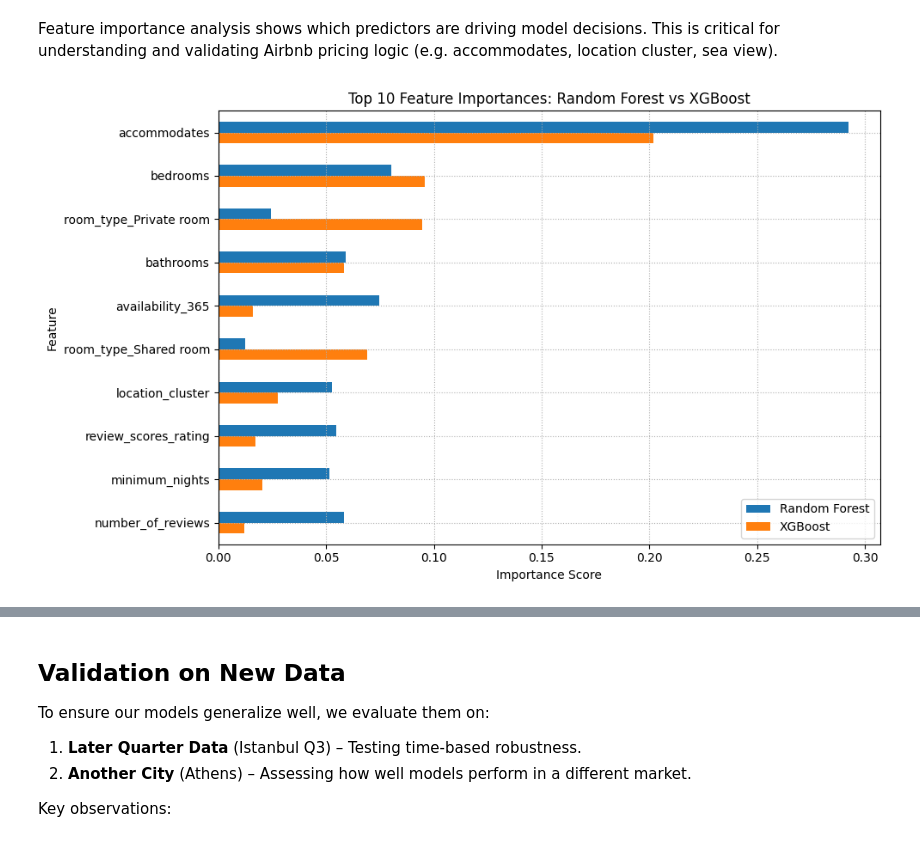
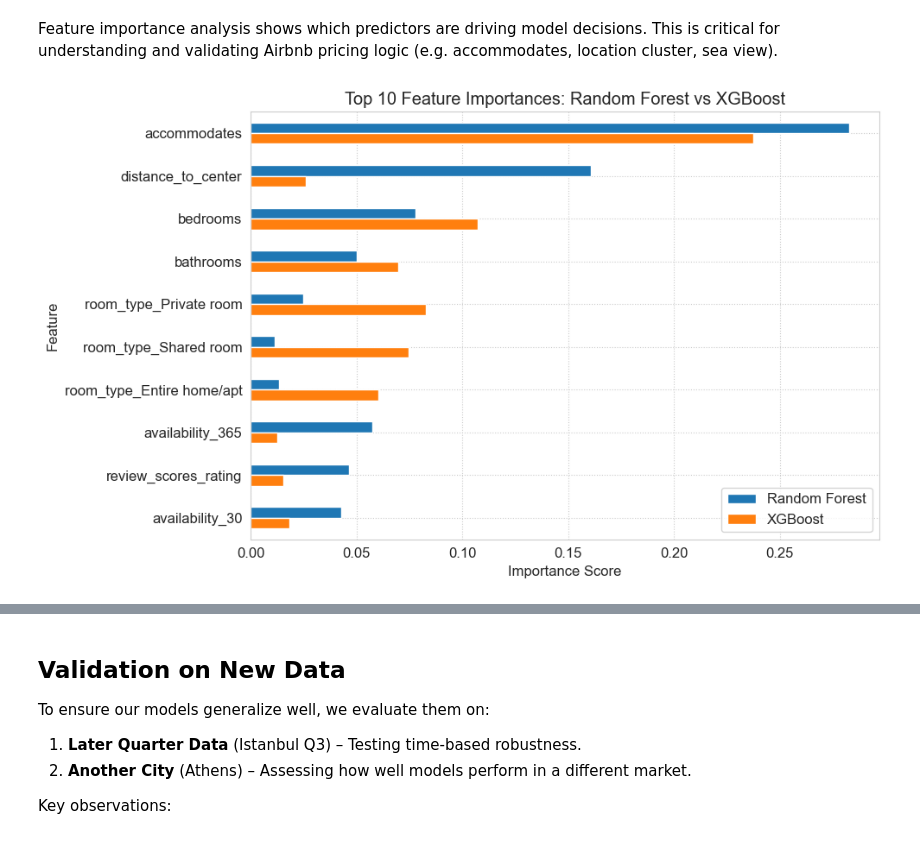
Before and after one commit to hdzmarcela/DA3_EDP25, a Jupyter notebook: Assignment 2/da3_assignment_2.ipynb, the cells around one changed output, grey strips where cells are left out. Cells and saved outputs as stored; diff of their text form; code cells hidden in the pictures.

```diff
--- a/Assignment 2/da3_assignment_2.ipynb
+++ b/Assignment 2/da3_assignment_2.ipynb
@@ -274,3 +342,0 @@ def wrangle_new_dataset(df_raw, preprocessor, n_clusters=10):
-# %%
-athens['price'] = athens['price'].replace(r'[\$,€]', '', regex=True).astype(float)
-istanbul_df['price'] = istanbul_df['price'].replace(r'[\$,€]', '', regex=True).astype(float)
@@ -294,0 +343,4 @@ def evaluate_model(name, model, X_train, y_train, X_test, y_test, results_dict):
+# %%
+X_istanbul_q1, y_istanbul_q1, preprocessor = wrangle_and_encode_dataset(istanbul_df, fit_encoder=True)
+X_istanbul_q3, y_istanbul_q3, _ = wrangle_and_encode_dataset(istanbul_q3, preprocessor=preprocessor)
+X_athens, y_athens, _ = wrangle_and_encode_dataset(athens, preprocessor=preprocessor)
@@ -295 +372,17 @@ def evaluate_model(name, model, X_train, y_train, X_test, y_test, results_dict):
+# %%
+from scipy.stats.mstats import winsorize
+from sklearn.model_selection import train_test_split
+from sklearn.metrics import mean_squared_error
+import time
+import numpy as np
+
+#Use cleaned and encoded dataset
+X = X_istanbul_q1.copy()
+y = y_istanbul_q1.copy()
+
+# Winsorize target
+y_wins = winsorize(y, limits=[0.01, 0.01])
+
+# Split data
+X_train, X_test, y_train, y_test = train_test_split(X, y_wins, test_size=0.2, random_state=42)
 # %% [markdown]
@@ -665,39 +786,46 @@ Best XGB CV R²: 0.525034583183977
 # %% [markdown]
 Feature importance analysis shows which predictors are driving model decisions. This is critical for understanding and validating Airbnb pricing logic (e.g. accommodates, location cluster, sea view).
+# %%
+best_rf = rf_search.best_estimator_
+best_rf.fit(X_train, y_train)
 # %%
-import pandas as pd
-import matplotlib.pyplot as plt
-import numpy as np
-
 def compare_feature_importance(rf_model, xgb_model, feature_names, top_n=10):
     rf_importance = rf_model.feature_importances_
     xgb_importance = xgb_model.feature_importances_
 
     importance_df = pd.DataFrame({
         "Feature": feature_names,
         "Random Forest": rf_importance,
         "XGBoost": xgb_importance
     })
 
     # Take average importance across models to rank features
     importance_df["Mean Importance"] = importance_df[["Random Forest", "XGBoost"]].mean(axis=1)
     top_features = importance_df.sort_values("Mean Importance", ascending=False).head(top_n)
 
     # Plot
     top_features.set_index("Feature")[["Random Forest", "XGBoost"]].plot(
         kind='barh', figsize=(10, 6)
     )
     plt.title("Top 10 Feature Importances: Random Forest vs XGBoost")
     plt.xlabel("Importance Score")
     plt.gca().invert_yaxis()
     plt.grid(True, linestyle=":")
     plt.tight_layout()
     plt.show()
+# Refit models if needed (after RandomizedSearchCV)
+best_rf = rf_search.best_estimator_
+best_rf.fit(X_train, y_train)
+
+best_xgb = xgb_search.best_estimator_
+best_xgb.fit(X_train, y_train)
+
+# Then pass them to this:
 compare_feature_importance(
-    rf_search.best_estimator_,
-    xgb_search.best_estimator_,
-    feature_names=X_train.columns,  # or `istanbul_encoded_df.columns`
+    best_rf,
+    best_xgb,
+    feature_names=X_train.columns,
     top_n=10
 )
 # %% [output]
-[figure, old version]
+[figure, new version]
```
Also changed, not shown: parts of 48 cells of this notebook, 2 other files.
